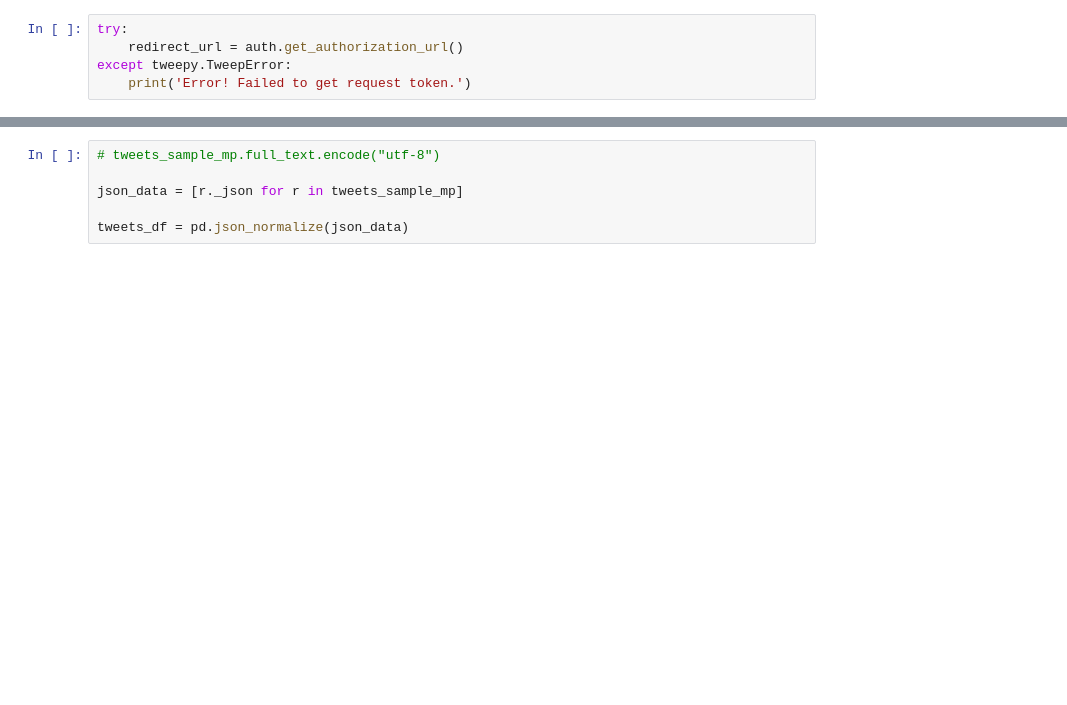
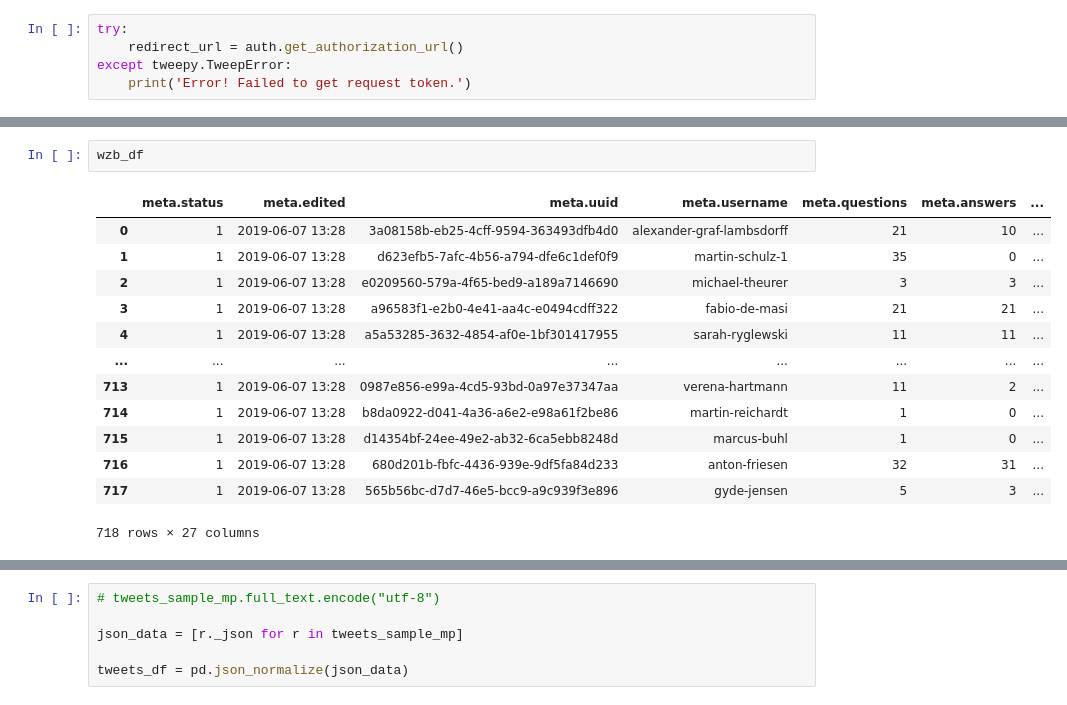
Before and after one commit to Halkenhaeusser/Data-Structures-and-Algorithms-Final-Project, a Jupyter notebook: tweepy_test_setup.ipynb, the cells around one changed output, grey strips where cells are left out. Saved outputs shown, nothing was run; the diff lists cells and outputs as text; blank space fills up the shorter version.

```diff
--- a/tweepy_test_setup.ipynb
+++ b/tweepy_test_setup.ipynb
@@ -76,3 +107,19 @@ petrapaumahe
+# %%
+wzb_df
+# %% [output]
+|  | meta.status | meta.edited | meta.uuid | meta.username | meta.questions | meta.answers | ... |
+| 0 | 1 | 2019-06-07 13:28 | 3a08158b-eb25-4cff-9594-363493dfb4d0 | alexander-graf-lambsdorff | 21 | 10 | ... |
+| 1 | 1 | 2019-06-07 13:28 | d623efb5-7afc-4b56-a794-dfe6c1def0f9 | martin-schulz-1 | 35 | 0 | ... |
+| 2 | 1 | 2019-06-07 13:28 | e0209560-579a-4f65-bed9-a189a7146690 | michael-theurer | 3 | 3 | ... |
+| 3 | 1 | 2019-06-07 13:28 | a96583f1-e2b0-4e41-aa4c-e0494cdff322 | fabio-de-masi | 21 | 21 | ... |
+| 4 | 1 | 2019-06-07 13:28 | a5a53285-3632-4854-af0e-1bf301417955 | sarah-ryglewski | 11 | 11 | ... |
+| ... | ... | ... | ... | ... | ... | ... | ... |
+| 713 | 1 | 2019-06-07 13:28 | 0987e856-e99a-4cd5-93bd-0a97e37347aa | verena-hartmann | 11 | 2 | ... |
+| 714 | 1 | 2019-06-07 13:28 | b8da0922-d041-4a36-a6e2-e98a61f2be86 | martin-reichardt | 1 | 0 | ... |
+| 715 | 1 | 2019-06-07 13:28 | d14354bf-24ee-49e2-ab32-6ca5ebb8248d | marcus-buhl | 1 | 0 | ... |
+| 716 | 1 | 2019-06-07 13:28 | 680d201b-fbfc-4436-939e-9df5fa84d233 | anton-friesen | 32 | 31 | ... |
+| 717 | 1 | 2019-06-07 13:28 | 565b56bc-d7d7-46e5-bcc9-a9c939f3e896 | gyde-jensen | 5 | 3 | ... |
+718 rows × 27 columns
 # %%
 tweets_sample_mp = api.user_timeline(
     screen_name = twitter_string,
```
Also changed, not shown: parts of 9 cells of this notebook.
